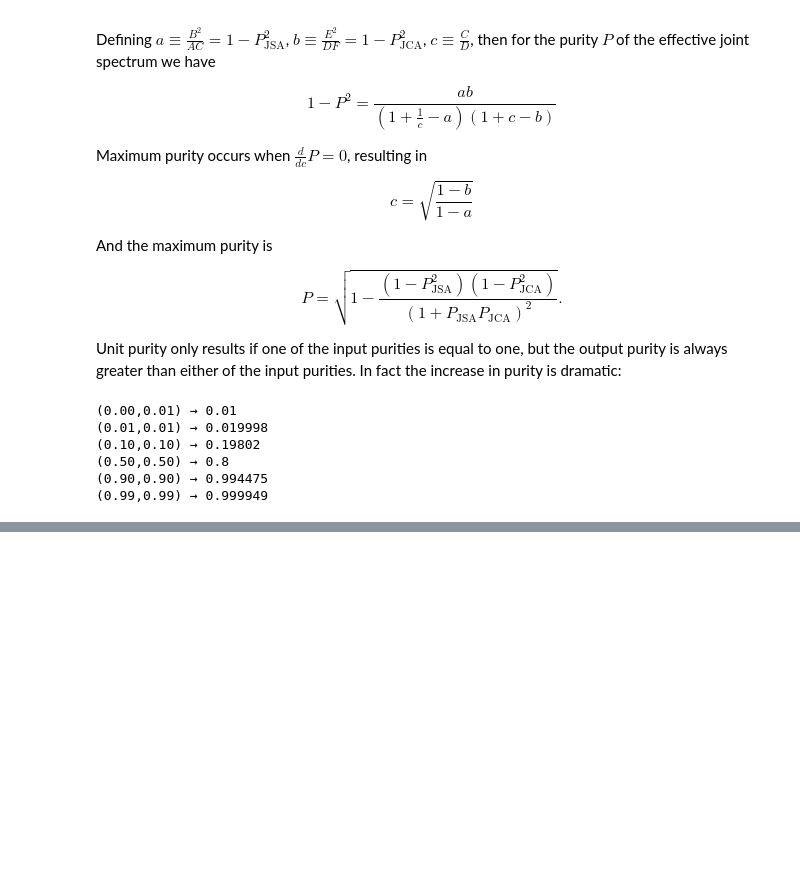
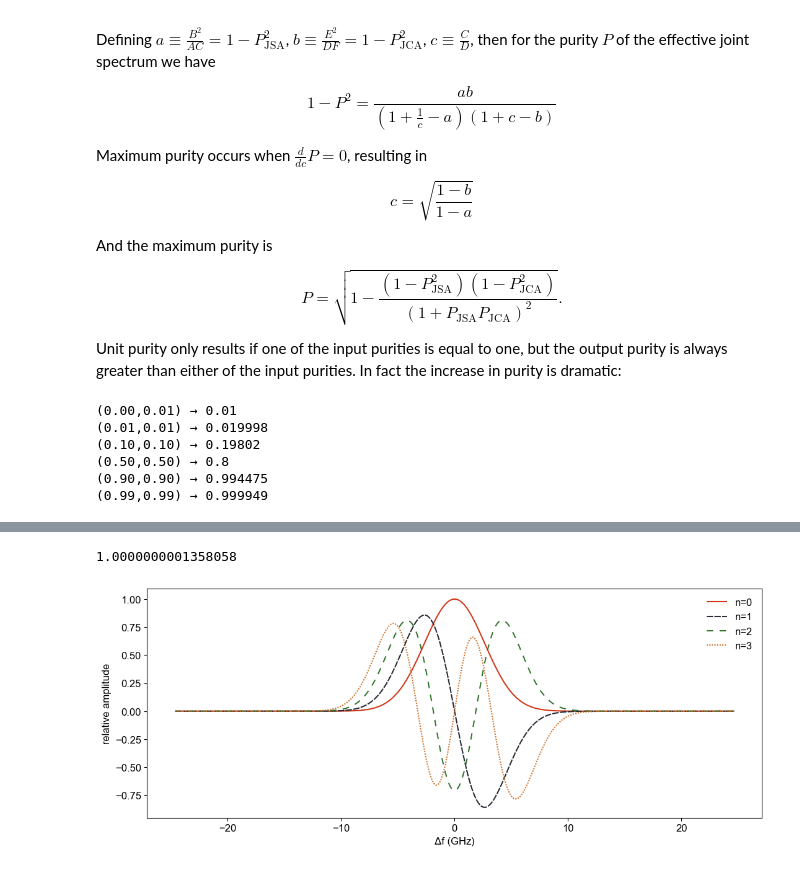
Before and after one commit to decoherer/jointspectrum, a Jupyter notebook: README.ipynb, the cells around one changed output, grey strips where cells are left out. Saved outputs shown, nothing was run; the diff lists cells and outputs as text; code cells hidden in the pictures; blank space fills up the shorter version.

```diff
--- a/README.ipynb
+++ b/README.ipynb
@@ -201,0 +250,7 @@ for P1,P2 in [(0,0.01),(0.01,0.01),(0.1,0.1),(0.5,0.5),(0.9,0.9),(0.99,0.99)]:
+# %%
+print(hermitegaussspectralmode(n=0,λ=1560,dt=0.1,dλ=0.2,num=501,ghz=0).area())
+ws = [hermitegaussspectralmode(n,λ=1560,dt=0.1,dλ=0.2,num=501,ghz=1).rename(f"n={n}") for n in range(4)]
+Wave.plots(*[w/ws[0].max() for w in ws],l='0123',x='Δf (GHz)',y='relative amplitude',scale=(2,1),fork=0);
+# %% [output]
+1.0000000001358058
+[figure, added]
```
Also changed, not shown: parts of 14 cells of this notebook, 10 other files.
